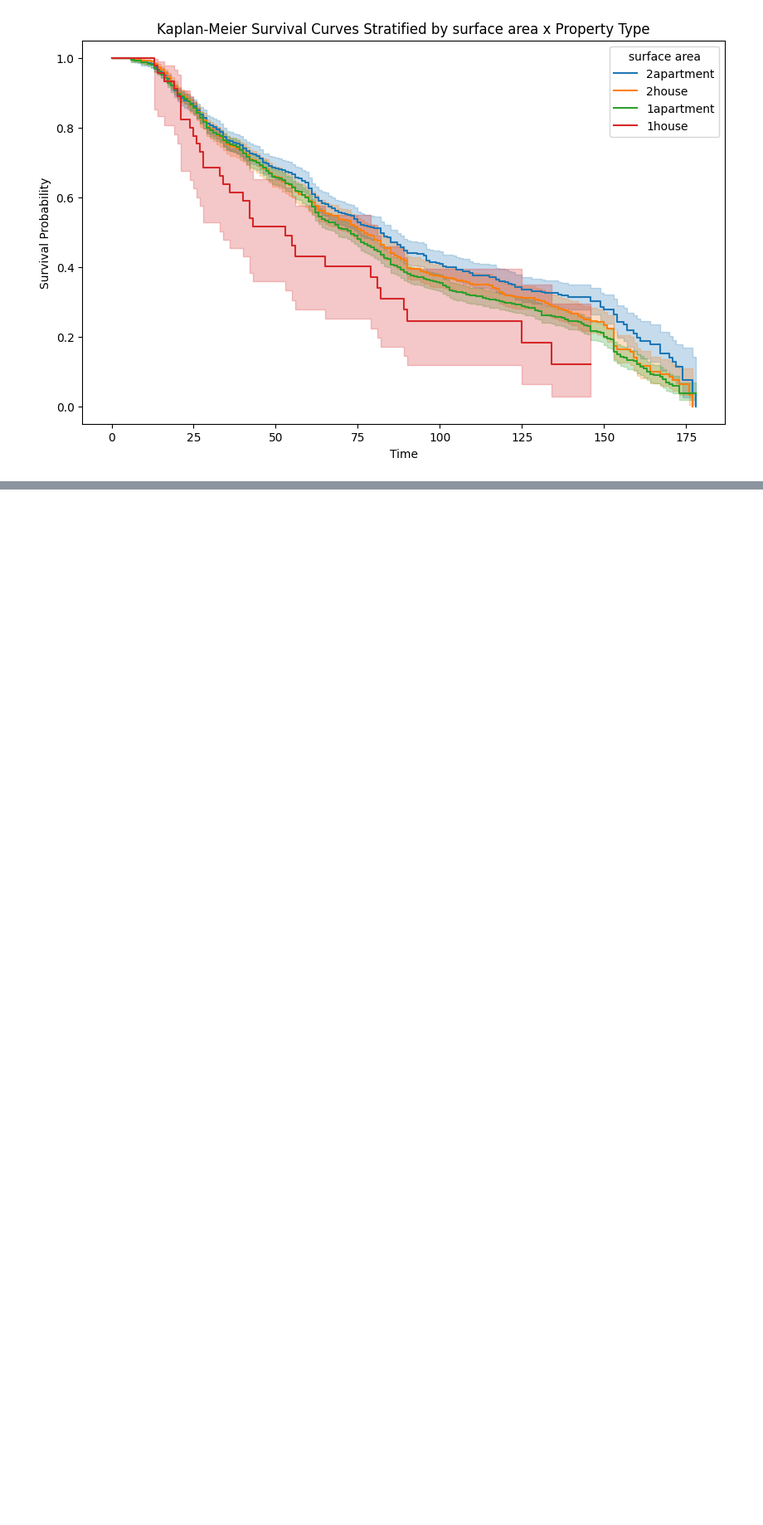
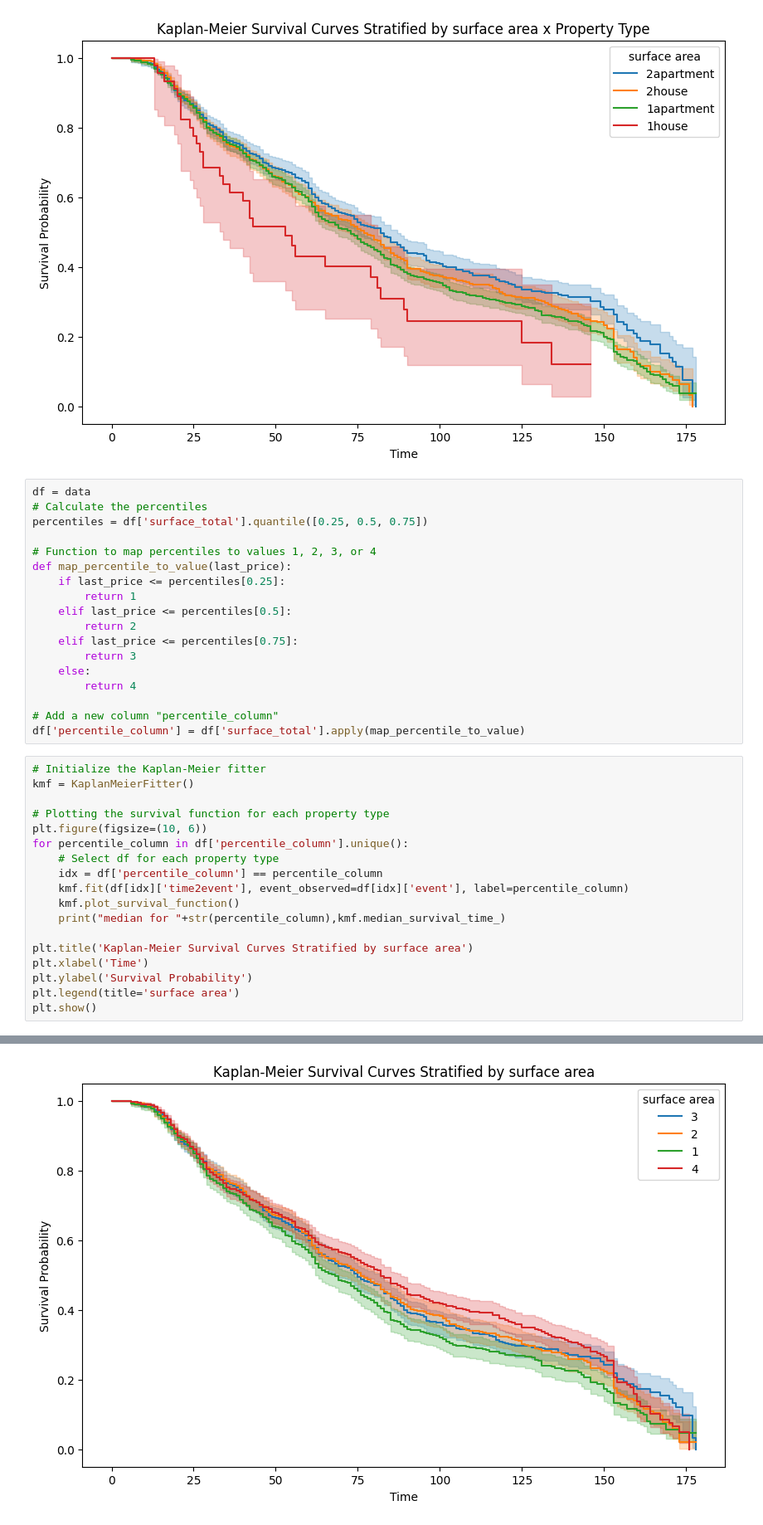
Before and after one commit to cuentadesanti/RealEstate, a Jupyter notebook: DD360TASK.ipynb, the cells around one changed output, grey strips where cells are left out. Shown at 83% size. Cells and saved outputs as stored; diff of their text form; blank space fills up the shorter version.

Commit message:
mas kaplan meyer

```diff
--- a/DD360TASK.ipynb
+++ b/DD360TASK.ipynb
@@ -462,3 +511,40 @@ plt.legend(title='surface area')
 plt.show()
 # %% [output]
 [figure]
+# %%
+df = data
+# Calculate the percentiles
+percentiles = df['surface_total'].quantile([0.25, 0.5, 0.75])
+
+# Function to map percentiles to values 1, 2, 3, or 4
+def map_percentile_to_value(last_price):
+    if last_price <= percentiles[0.25]:
+        return 1
+    elif last_price <= percentiles[0.5]:
+        return 2
+    elif last_price <= percentiles[0.75]:
+        return 3
+    else:
+        return 4
+
+# Add a new column "percentile_column"
+df['percentile_column'] = df['surface_total'].apply(map_percentile_to_value)
+# %%
+# Initialize the Kaplan-Meier fitter
+kmf = KaplanMeierFitter()
+
+# Plotting the survival function for each property type
+plt.figure(figsize=(10, 6))
+for percentile_column in df['percentile_column'].unique():
+    # Select df for each property type
+    idx = df['percentile_column'] == percentile_column
+    kmf.fit(df[idx]['time2event'], event_observed=df[idx]['event'], label=percentile_column)
+    kmf.plot_survival_function()
+    print("median for "+str(percentile_column),kmf.median_survival_time_)
+
+plt.title('Kaplan-Meier Survival Curves Stratified by surface area')
+plt.xlabel('Time')
+plt.ylabel('Survival Probability')
+plt.legend(title='surface area')
+plt.show()
+# %% [output]
@@ -464,0 +555 @@ plt.show()
+[figure, added]
```
Also changed, not shown: parts of 14 cells of this notebook.
